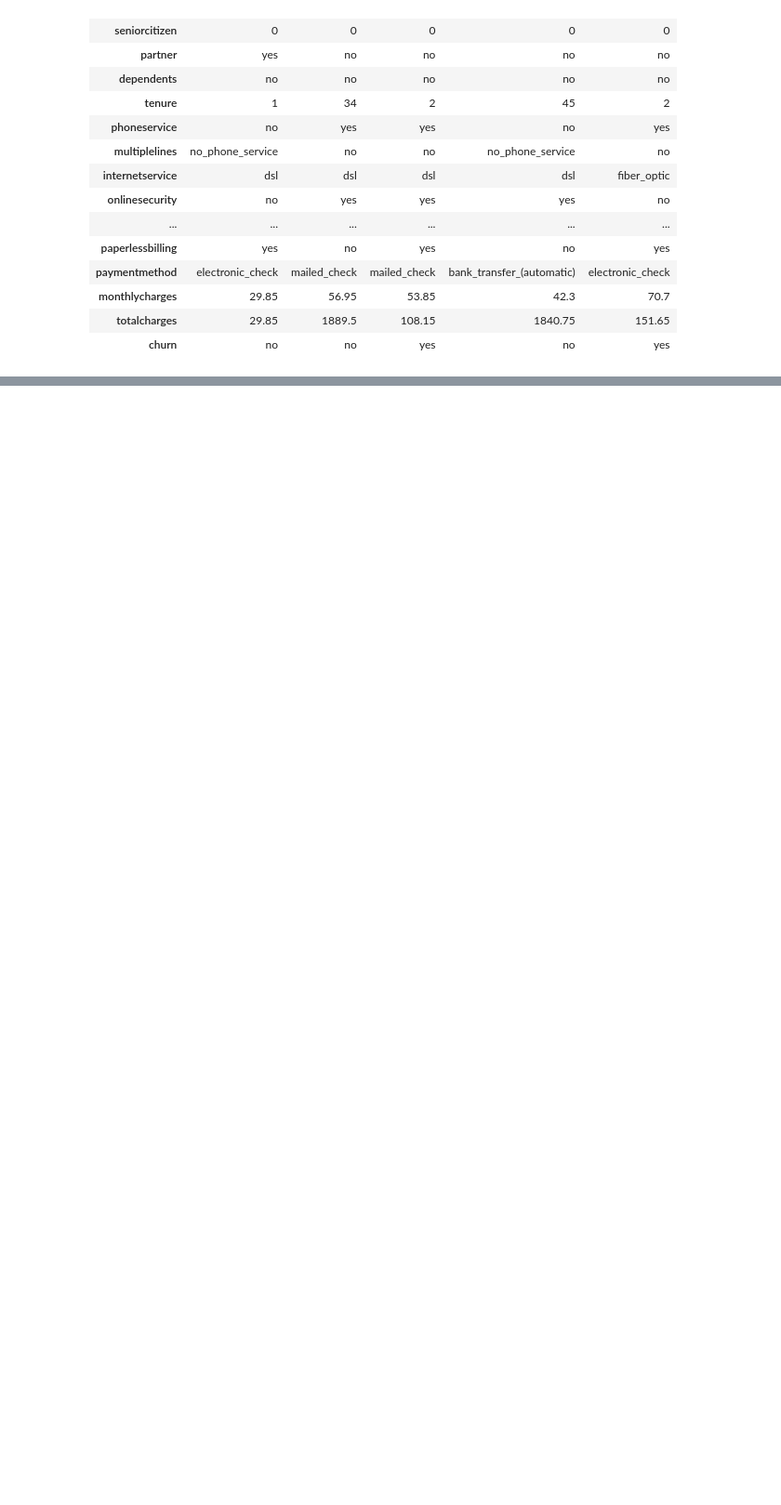
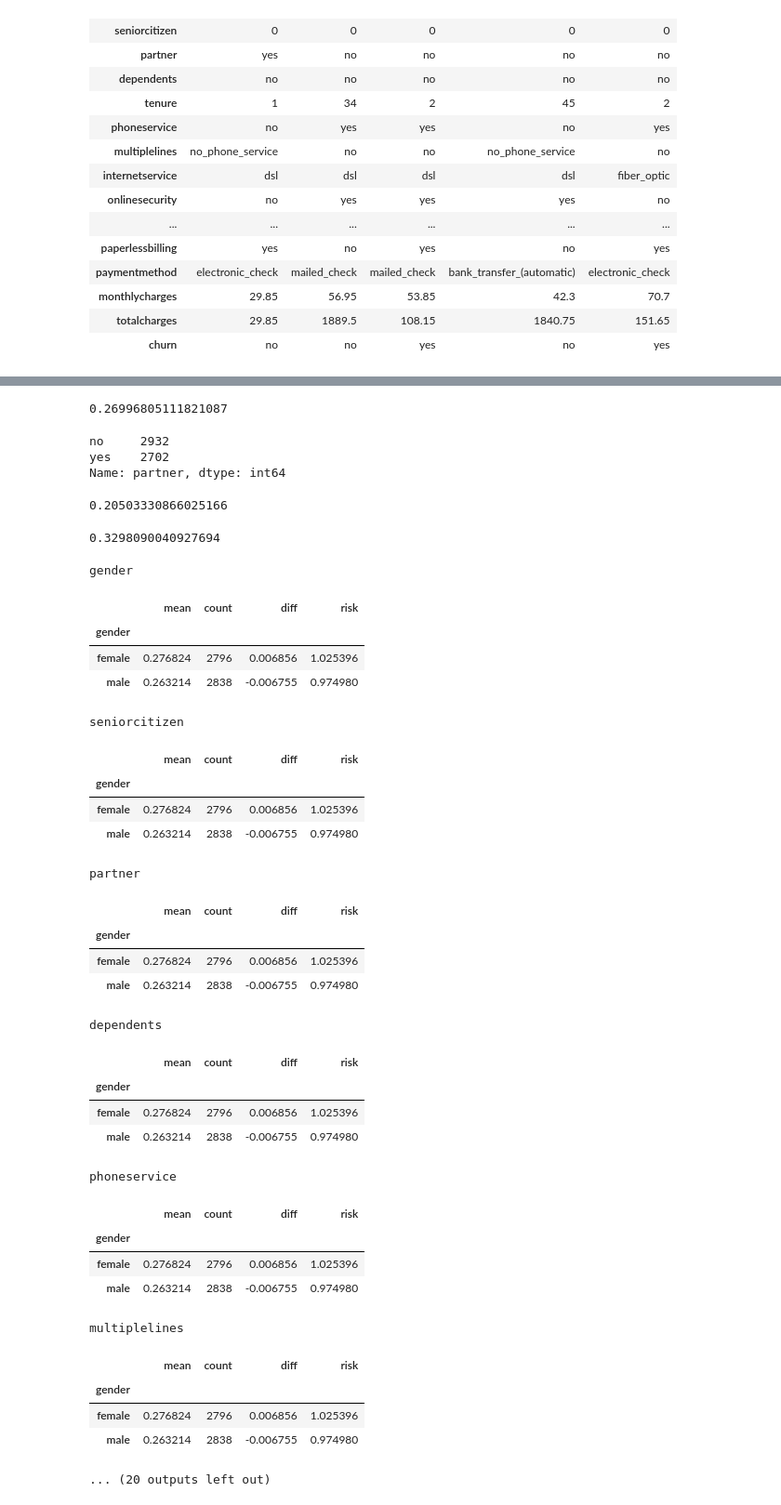
Before and after one commit to Debere1/ML_Course, a Jupyter notebook: 3. logistic regression/logistic_regression.ipynb, the cells around one changed output, grey strips where cells are left out. Shown: that part at 93% size. Drawn from its saved outputs; the diff is of its cells as text; code cells hidden in the pictures; blank space fills up the shorter version.

```diff
--- a/3. logistic regression/logistic_regression.ipynb
+++ b/3. logistic regression/logistic_regression.ipynb
@@ -49,0 +89,2 @@ df.head().T
+# %%
+df_full_train, df_test = train_test_split(df, test_size= 0.2, random_state=1)
@@ -49,0 +111,2 @@ df.head().T
+# %%
+df_full_train = df_full_train.reset_index(drop=True)
@@ -49,0 +119,3 @@ df.head().T
+# %%
+global_churn_rate = df_full_train.churn.mean()
+round(global_churn_rate, 2)
@@ -49,0 +135,6 @@ df.head().T
+# %%
+categorical = [ 'gender', 'seniorcitizen', 'partner', 'dependents',
+       'phoneservice', 'multiplelines', 'internetservice',
+       'onlinesecurity', 'onlinebackup', 'deviceprotection', 'techsupport',
+       'streamingtv', 'streamingmovies', 'contract', 'paperlessbilling',
+       'paymentmethod']
@@ -49,0 +173,22 @@ df.head().T
+# %%
+global_churn_rate
+# %% [output]
+0.26996805111821087
+# %%
+df_full_train.partner.value_counts()
+# %% [output]
+no     2932
+yes    2702
+Name: partner, dtype: int64
+# %%
+# churn rate for people with partners
+churn_partner = df_full_train[df_full_train.partner == 'yes'].churn.mean()
+churn_partner
+# %% [output]
+0.20503330866025166
+# %%
+# churn rate for people without partners
+churn_no_partner = df_full_train[df_full_train.partner == 'no'].churn.mean()
+churn_no_partner
+# %% [output]
+0.3298090040927694
@@ -49,0 +197,42 @@ df.head().T
+# %%
+#grouping by age to extract info
+for c in categorical:
+    print (c)
+    df_group = df_full_train.groupby('gender').churn.agg(['mean', 'count'])
+    df_group['diff'] = df_group['mean'] - global_churn_rate
+    df_group['risk'] = df_group['mean'] / global_churn_rate
+    display(df_group)
+    print()
+    print()
+# %% [output]
+gender
+|  | mean | count | diff | risk |
+| gender |  |  |  |  |
+| female | 0.276824 | 2796 | 0.006856 | 1.025396 |
+| male | 0.263214 | 2838 | -0.006755 | 0.974980 |
+seniorcitizen
+|  | mean | count | diff | risk |
+| gender |  |  |  |  |
+| female | 0.276824 | 2796 | 0.006856 | 1.025396 |
+| male | 0.263214 | 2838 | -0.006755 | 0.974980 |
+partner
+|  | mean | count | diff | risk |
+| gender |  |  |  |  |
+| female | 0.276824 | 2796 | 0.006856 | 1.025396 |
+| male | 0.263214 | 2838 | -0.006755 | 0.974980 |
+dependents
+|  | mean | count | diff | risk |
+| gender |  |  |  |  |
+| female | 0.276824 | 2796 | 0.006856 | 1.025396 |
+| male | 0.263214 | 2838 | -0.006755 | 0.974980 |
+phoneservice
+|  | mean | count | diff | risk |
+| gender |  |  |  |  |
+| female | 0.276824 | 2796 | 0.006856 | 1.025396 |
+| male | 0.263214 | 2838 | -0.006755 | 0.974980 |
+multiplelines
+|  | mean | count | diff | risk |
+| gender |  |  |  |  |
+| female | 0.276824 | 2796 | 0.006856 | 1.025396 |
+| male | 0.263214 | 2838 | -0.006755 | 0.974980 |
+... (20 outputs left out)
```
Also changed, not shown: parts of 95 cells of this notebook.
